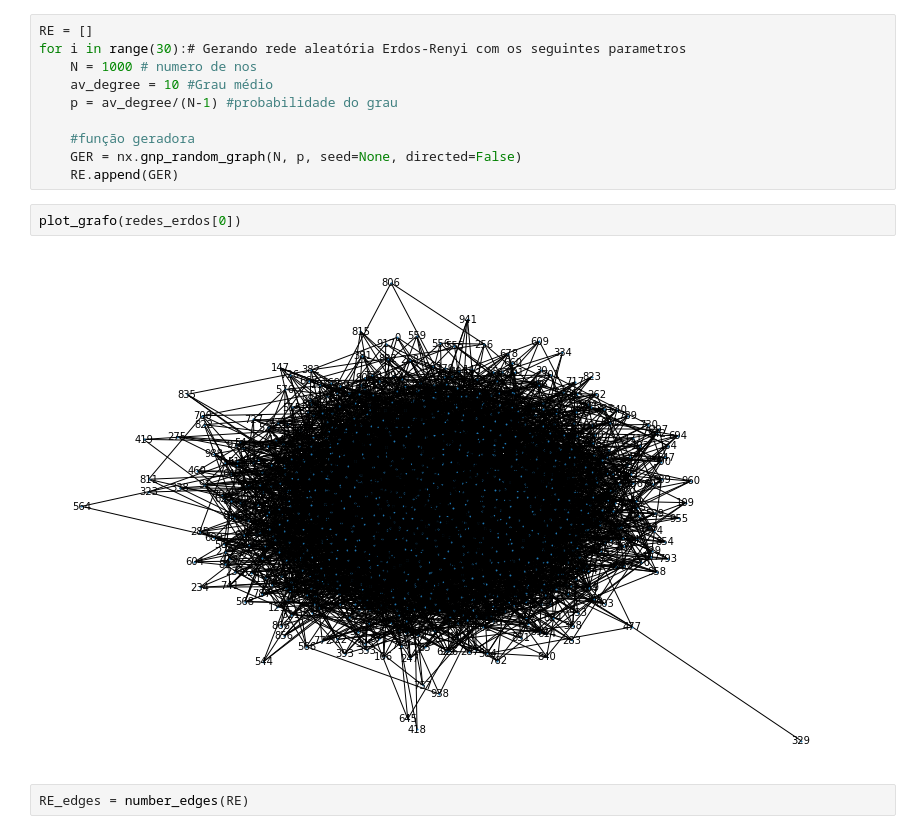
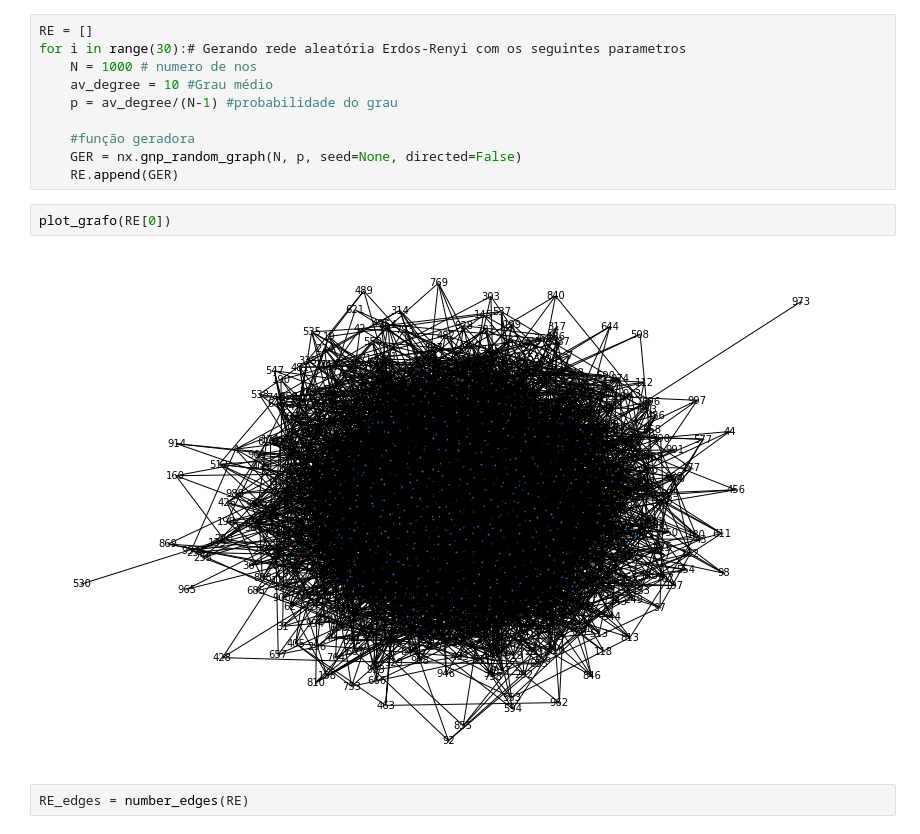
Before and after one commit to illiamw/Redes-Complexas, a Jupyter notebook: Projeto3/Projeto3.ipynb, the cells around one changed output. Cells and saved outputs as stored; diff of their text form.

```diff
--- a/Projeto3/Projeto3.ipynb
+++ b/Projeto3/Projeto3.ipynb
@@ -88,9 +110,9 @@ for i in range(30):# Gerando rede aleatória Erdos-Renyi com os seguintes parame
     GER = nx.gnp_random_graph(N, p, seed=None, directed=False)
     RE.append(GER)
 # %%
-plot_grafo(redes_erdos[0])
+plot_grafo(RE[0])
 # %% [output]
-[figure, old version]
+[figure, new version]
 # %%
 RE_edges = number_edges(RE)
 # %%
```
Also changed, not shown: parts of 10 cells of this notebook.
